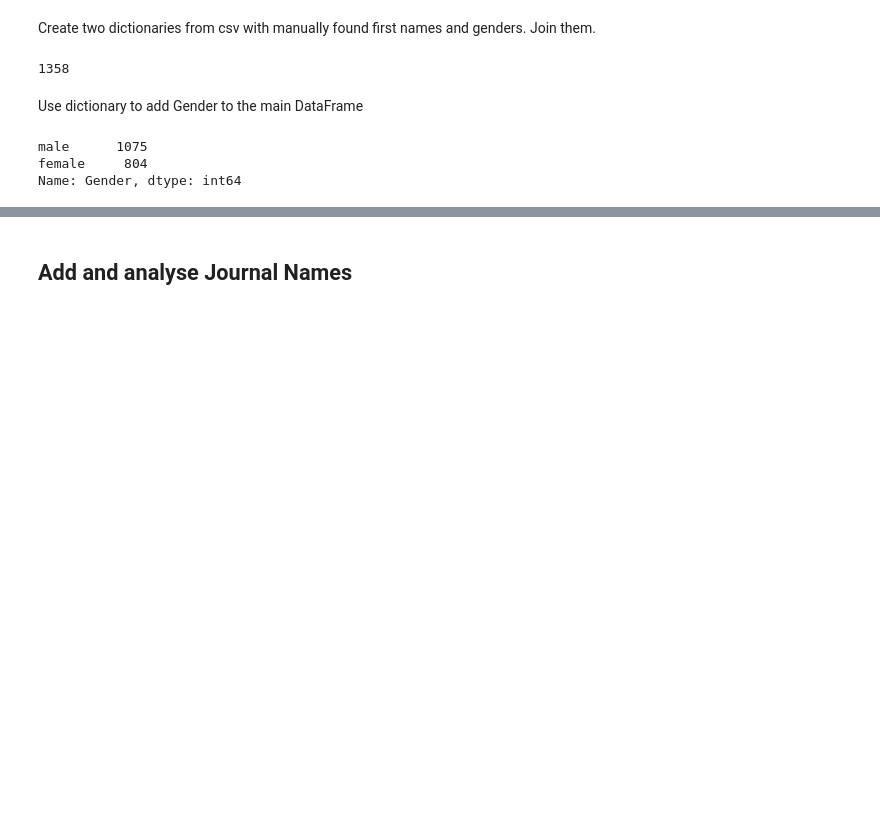
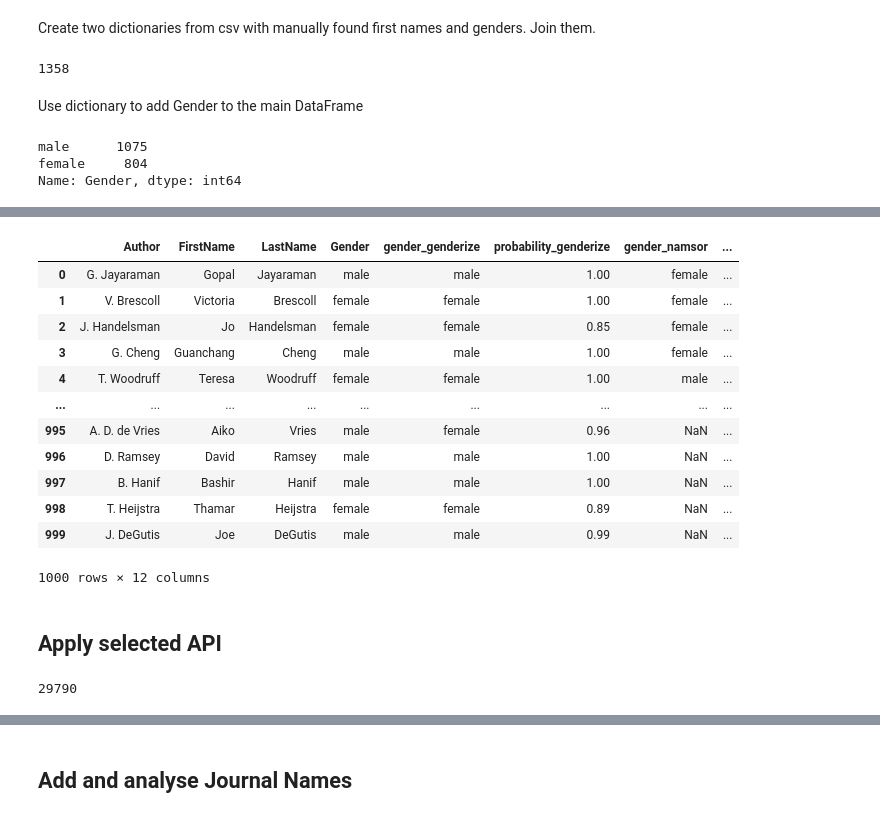
Before and after one commit to hexann666/MSc_gender_bias, a Jupyter notebook: semantic_scholar.ipynb, the cells around one changed output, grey strips where cells are left out. Saved outputs shown, nothing was run; the diff lists cells and outputs as text; code cells hidden in the pictures; blank space fills up the shorter version.

```diff
--- a/semantic_scholar.ipynb
+++ b/semantic_scholar.ipynb
@@ -1157,0 +1435,3 @@ test_batch_info
+# %%
+batch_namsor = read_csv('C:/Git_repositories/master_thesis/data/test_batch_full_info_1000_namsor.csv', index_col=[0]).reset_index(drop=True)
+batch_namsor
@@ -1157,0 +1508,4 @@ test_batch_info
+# %%
+batch_nameapi = DataFrame(genders_nameapi)
+batch_nameapi['Gender'] = test_batch_info['Gender'].reset_index(drop=True)
+batch_nameapi
@@ -1157,0 +1567,4 @@ test_batch_info
+# %%
+batch_compare = DataFrame()
+# %%
+batch_compare[['Author', 'FirstName', 'LastName','Gender']] = test_batch_info[['Author', 'FirstName', 'LastName','Gender']].copy()
@@ -1157,0 +1580,20 @@ test_batch_info
+# %%
+batch_compare[['gender_genderize', 'probability_genderize']] = batch_genderize2[['gender_genderize', 'probability']].copy()
+batch_compare[['gender_namsor', 'genderProbability_namsor']] = batch_namsor[['likelyGender', 'probabilityCalibrated']].copy()
+batch_compare[['gender_ga', 'accuracy_ga']] = batch_100_genderapi[['ga_gender', 'ga_accuracy']].copy()
+batch_compare[['gender_nameapi', 'accuracy_nameapi']] = batch_nameapi[['gender_nameapi', 'confidence_nameapi']].copy()
+batch_compare
+# %% [output]
+|  | Author | FirstName | LastName | Gender | gender_genderize | probability_genderize | gender_namsor | ... |
+| 0 | G. Jayaraman | Gopal | Jayaraman | male | male | 1.00 | female | ... |
+| 1 | V. Brescoll | Victoria | Brescoll | female | female | 1.00 | female | ... |
+| 2 | J. Handelsman | Jo | Handelsman | female | female | 0.85 | female | ... |
+| 3 | G. Cheng | Guanchang | Cheng | male | male | 1.00 | female | ... |
+| 4 | T. Woodruff | Teresa | Woodruff | female | female | 1.00 | male | ... |
+| ... | ... | ... | ... | ... | ... | ... | ... | ... |
+| 995 | A. D. de Vries | Aiko | Vries | male | female | 0.96 | NaN | ... |
+| 996 | D. Ramsey | David | Ramsey | male | male | 1.00 | NaN | ... |
+| 997 | B. Hanif | Bashir | Hanif | male | male | 1.00 | NaN | ... |
+| 998 | T. Heijstra | Thamar | Heijstra | female | female | 0.89 | NaN | ... |
+| 999 | J. DeGutis | Joe | DeGutis | male | male | 0.99 | NaN | ... |
+1000 rows × 12 columns
@@ -1157,0 +1604,6 @@ test_batch_info
+# %% [markdown]
+## Apply selected API
+# %%
+df_authors_full[['FirstName', 'LastName']][df_authors_full.FirstName.notnull()].value_counts().count()
+# %% [output]
+29790
```
Also changed, not shown: parts of 134 cells of this notebook, 6 other files.
